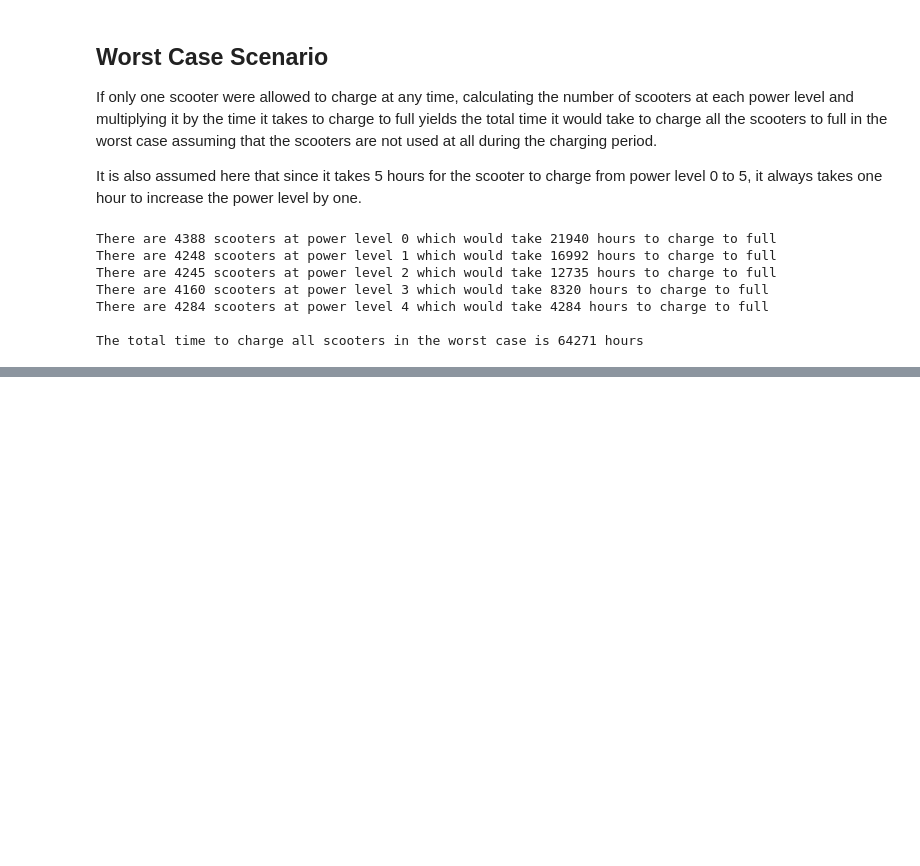
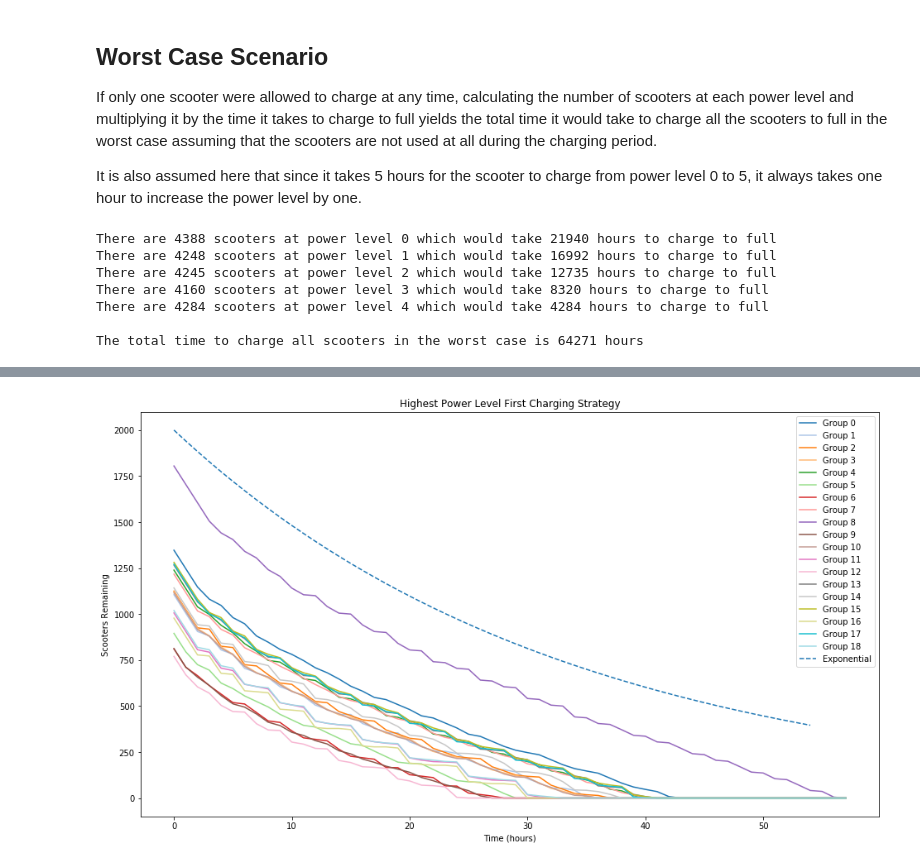
Before and after one commit to bkshrader/xtern-data-science-work-sample, a Jupyter notebook: worksample.ipynb, the cells around one changed output, grey strips where cells are left out. Cells and saved outputs as stored; diff of their text form; code cells hidden in the pictures; blank space fills up the shorter version.

Commit message:
Plot shortest task first strategy

```diff
--- a/worksample.ipynb
+++ b/worksample.ipynb
@@ -172,0 +196,30 @@ The total time to charge all scooters in the worst case is 64271 hours
+# %%
+still_charging = True
+time = 0
+labels = ["time"] + [f"group_{group}" for group in range(19)]
+shortest_task_data = group_data.copy()
+charging_data = pd.DataFrame(
+    [[0] + [total - charged for total, charged in
+                 zip(shortest_task_data.scooter_count.values,
+                     shortest_task_data.power_level_5.values)
+                 ]],
+    columns=labels
+)
+while any((shortest_task_data.power_level_4.any(),
+           shortest_task_data.power_level_3.any(),
+           shortest_task_data.power_level_2.any(),
+           shortest_task_data.power_level_1.any(),
+           shortest_task_data.power_level_0.any())):
+    time += 1
+    for group in range(19):
+        chargers_left = 100
+        for level in reversed(range(5)):
+            chargers_used = min(chargers_left, shortest_task_data[f"power_level_{level}"][group])
+            chargers_left -= chargers_used
+            shortest_task_data.at[group, f"power_level_{level}"] -= chargers_used
+            shortest_task_data.at[group, f"power_level_{level + 1}"] += chargers_used
+    charging_data = pd.concat([charging_data,
+               pd.DataFrame([[time] + [total - charged for total, charged in zip(shortest_task_data.scooter_count.values, shortest_task_data.power_level_5.values)]],
+                            columns=labels)],
+              ignore_index=True)
+display(charging_data)
@@ -172,0 +244,15 @@ The total time to charge all scooters in the worst case is 64271 hours
+# %%
+fig = plt.figure(figsize=(16, 9))
+plt.title("Highest Power Level First Charging Strategy")
+plt.ylabel("Scooters Remaining")
+plt.xlabel("Time (hours)")
+for group in range(19):
+    plt.plot(charging_data.time, charging_data[f"group_{group}"], c=lab.cm.tab20(np.linspace(0, 1, 19)[group]), label=f"Group {group}")
+x = np.arange(0, 55)
+k = 0.03
+plt.plot(x, 2000 * np.exp(-k*x), "--", label="Exponential")
+plt.legend()
+fig.patch.set_facecolor("white")
+plt.show()
+# %% [output]
+[figure, added]
```
Also changed, not shown: parts of 4 cells of this notebook.
